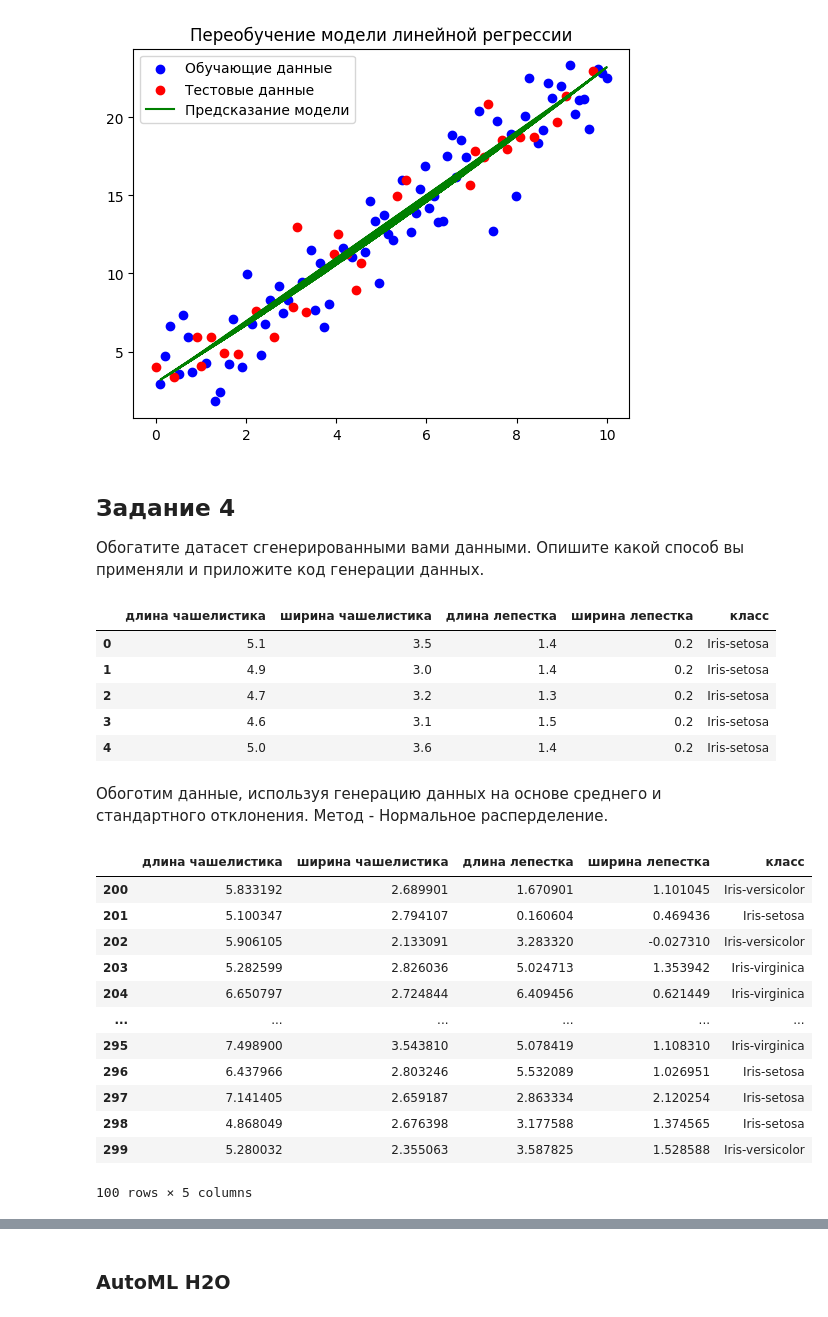
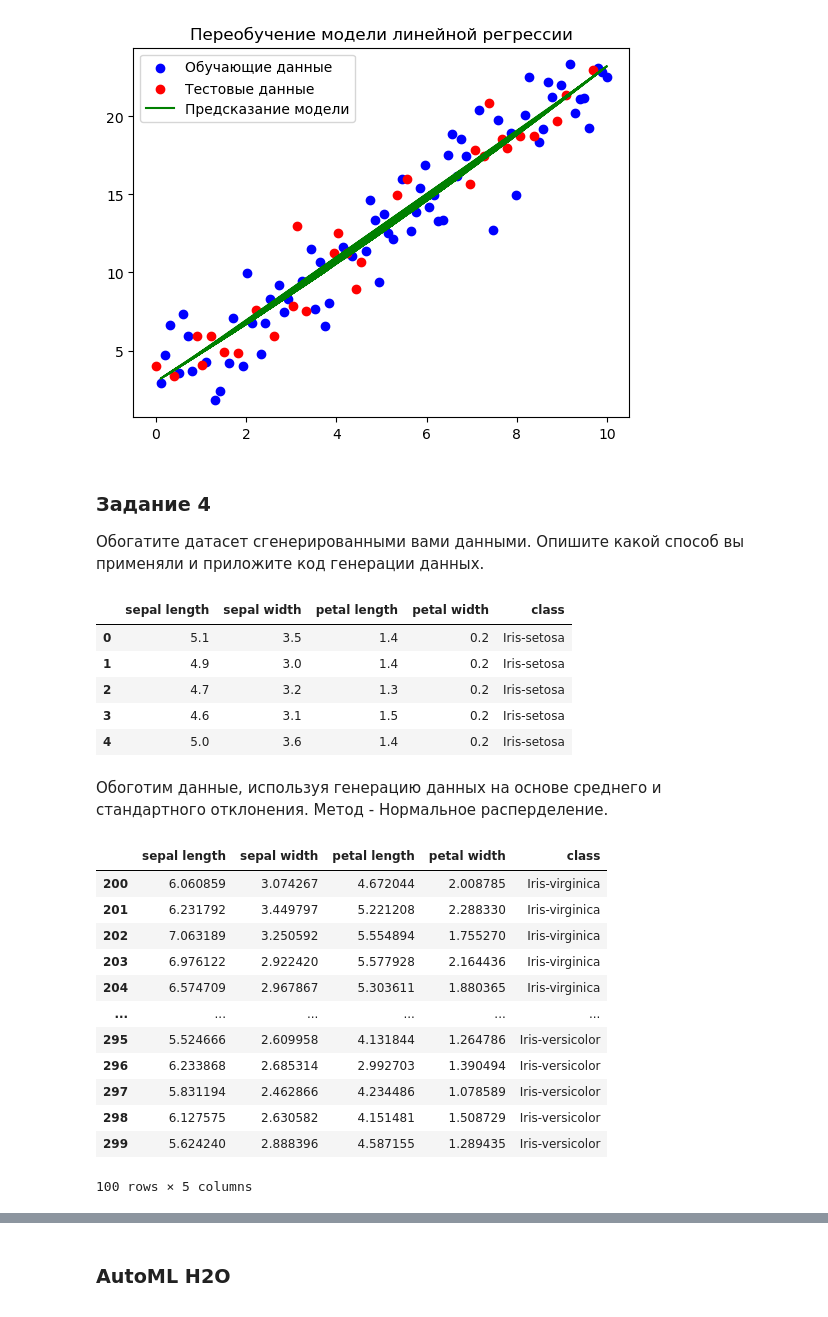
Before and after one commit to ShagMichail/Industrial-Analytics-Platforms, a Jupyter notebook: Task/Task_1.ipynb, the cells around one changed output, grey strips where cells are left out. Cells and saved outputs as stored; diff of their text form; code cells hidden in the pictures.

```diff
--- a/Task/Task_1.ipynb
+++ b/Task/Task_1.ipynb
@@ -180,17 +174,16 @@ plt.show()
 # %% [output]
 [figure]
 # %% [markdown]
-## Задание 4
-
+### Задание 4
 Обогатите датасет сгенерированными вами данными. Опишите какой способ вы применяли и приложите код генерации данных.
 # %%
-dataset = pd.read_csv('./iris.data',
+dataset = pd.read_csv('iris.data',
                       header=None,
-                      names=['длина чашелистика', 'ширина чашелистика',
-                             'длина лепестка', 'ширина лепестка', 'класс'])
+                      names=['sepal length', 'sepal width',
+                             'petal length', 'petal width', 'class'])
 dataset.head()
 # %% [output]
-|  | длина чашелистика | ширина чашелистика | длина лепестка | ширина лепестка | класс |
+|  | sepal length | sepal width | petal length | petal width | class |
 | 0 | 5.1 | 3.5 | 1.4 | 0.2 | Iris-setosa |
 | 1 | 4.9 | 3.0 | 1.4 | 0.2 | Iris-setosa |
 | 2 | 4.7 | 3.2 | 1.3 | 0.2 | Iris-setosa |
@@ -200,36 +193,36 @@ dataset.head()
 Обоготим данные, используя генерацию данных на основе среднего и стандартного отклонения. Метод - Нормальное расперделение.
 # %%
 def generate_new_data(df, filter, num_samples=10):
+    df_filtered = df[df['class'] == filter]
     new_data = {
-        'длина чашелистика': np.random.normal(df['длина чашелистика'].mean(), df['длина чашелистика'].std(), num_samples),
-        'ширина чашелистика': np.random.normal(df['ширина чашелистика'].mean(), df['ширина чашелистика'].std(), num_samples),
-        'длина лепестка': np.random.normal(df['длина лепестка'].mean(), df['длина лепестка'].std(), num_samples),
-        'ширина лепестка': np.random.normal(df['ширина лепестка'].mean(), df['ширина лепестка'].std(), num_samples),
-        'класс': np.random.choice(df['класс'].unique(), num_samples)
+        'sepal length': np.random.normal(df_filtered['sepal length'].mean(),df_filtered['sepal length'].std(), num_samples),
+        'sepal width': np.random.normal(df_filtered['sepal width'].mean(), df_filtered['sepal width'].std(), num_samples),
+        'petal length': np.random.normal(df_filtered['petal length'].mean(), df_filtered['petal length'].std(), num_samples),
+        'petal width': np.random.normal(df_filtered['petal width'].mean(), df_filtered['petal width'].std(), num_samples),
+        'class': [filter] * num_samples
     }
     return pd.DataFrame(new_data)
 
 # Генерация новых данных
 new_irics_setos_df = generate_new_data(dataset, "Iris-setosa", num_samples=50)
 new_iris_virginica_df = generate_new_data(dataset, "Iris-virginica", num_samples=50)
 new_iris_versicolour_df = generate_new_data(dataset, "Iris-versicolor", num_samples=50)
 
-
 # Объединение исходного и нового датасетов
 enriched_df = pd.concat([dataset, new_irics_setos_df, new_iris_virginica_df, new_iris_versicolour_df], ignore_index=True)
 
 enriched_df.tail(100)
 # %% [output]
-|  | длина чашелистика | ширина чашелистика | длина лепестка | ширина лепестка | класс |
-| 200 | 5.833192 | 2.689901 | 1.670901 | 1.101045 | Iris-versicolor |
-| 201 | 5.100347 | 2.794107 | 0.160604 | 0.469436 | Iris-setosa |
-| 202 | 5.906105 | 2.133091 | 3.283320 | -0.027310 | Iris-versicolor |
-| 203 | 5.282599 | 2.826036 | 5.024713 | 1.353942 | Iris-virginica |
-| 204 | 6.650797 | 2.724844 | 6.409456 | 0.621449 | Iris-virginica |
+|  | sepal length | sepal width | petal length | petal width | class |
+| 200 | 6.060859 | 3.074267 | 4.672044 | 2.008785 | Iris-virginica |
+| 201 | 6.231792 | 3.449797 | 5.221208 | 2.288330 | Iris-virginica |
+| 202 | 7.063189 | 3.250592 | 5.554894 | 1.755270 | Iris-virginica |
+| 203 | 6.976122 | 2.922420 | 5.577928 | 2.164436 | Iris-virginica |
+| 204 | 6.574709 | 2.967867 | 5.303611 | 1.880365 | Iris-virginica |
 | ... | ... | ... | ... | ... | ... |
-| 295 | 7.498900 | 3.543810 | 5.078419 | 1.108310 | Iris-virginica |
-| 296 | 6.437966 | 2.803246 | 5.532089 | 1.026951 | Iris-setosa |
-| 297 | 7.141405 | 2.659187 | 2.863334 | 2.120254 | Iris-setosa |
-| 298 | 4.868049 | 2.676398 | 3.177588 | 1.374565 | Iris-setosa |
-| 299 | 5.280032 | 2.355063 | 3.587825 | 1.528588 | Iris-versicolor |
+| 295 | 5.524666 | 2.609958 | 4.131844 | 1.264786 | Iris-versicolor |
+| 296 | 6.233868 | 2.685314 | 2.992703 | 1.390494 | Iris-versicolor |
+| 297 | 5.831194 | 2.462866 | 4.234486 | 1.078589 | Iris-versicolor |
+| 298 | 6.127575 | 2.630582 | 4.151481 | 1.508729 | Iris-versicolor |
+| 299 | 5.624240 | 2.888396 | 4.587155 | 1.289435 | Iris-versicolor |
 100 rows × 5 columns
```
Also changed, not shown: parts of 24 cells of this notebook, 1 other file.
